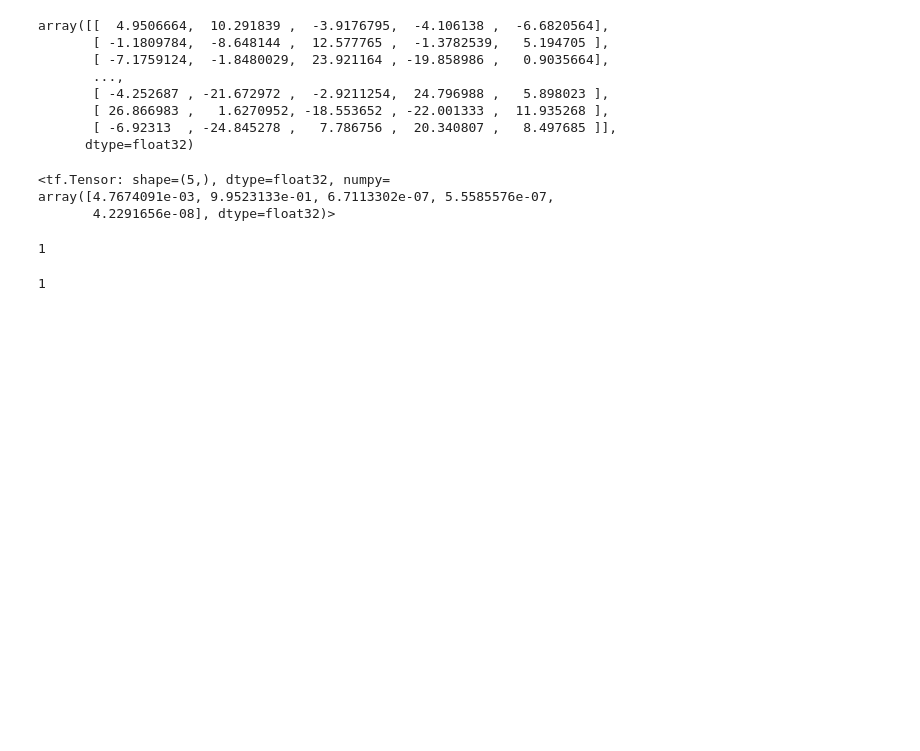
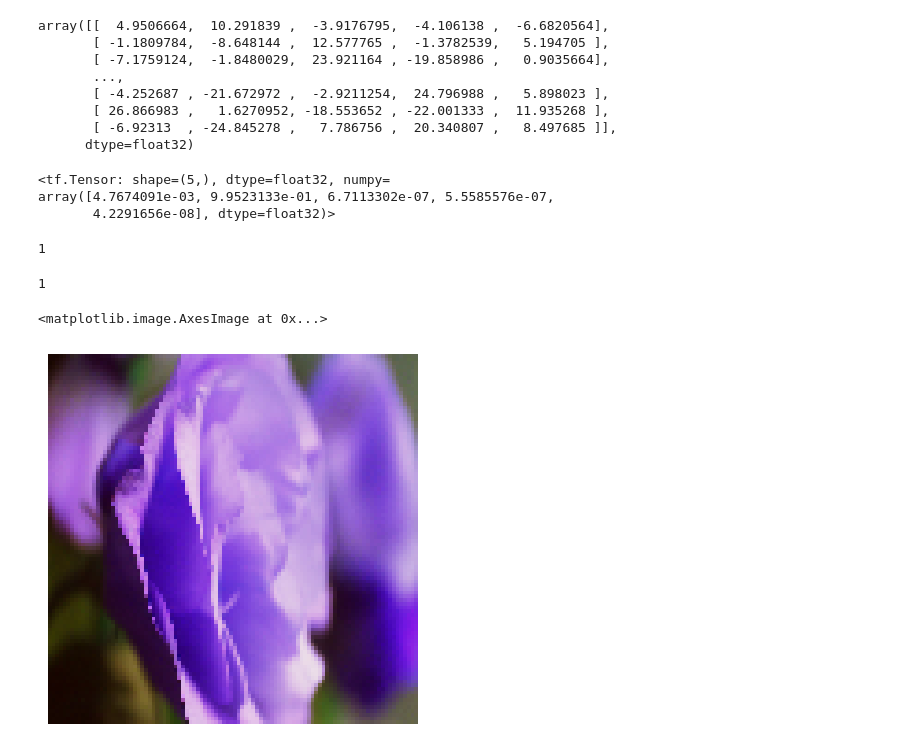
Before and after one commit to Muhammad-Ahtasham/Learnings, a Jupyter notebook: FlowerClassificationCNN.ipynb, the cells around one changed output. Cells and saved outputs as stored; diff of their text form; code cells hidden in the pictures; blank space fills up the shorter version.

```diff
--- a/FlowerClassificationCNN.ipynb
+++ b/FlowerClassificationCNN.ipynb
@@ -199,0 +211,6 @@ y_test[0]
+# %%
+plt.axis('off')
+plt.imshow(X[0])
+# %% [output]
+<matplotlib.image.AxesImage at 0x...>
+[figure, added]
```
Also changed, not shown: parts of 6 cells of this notebook.
